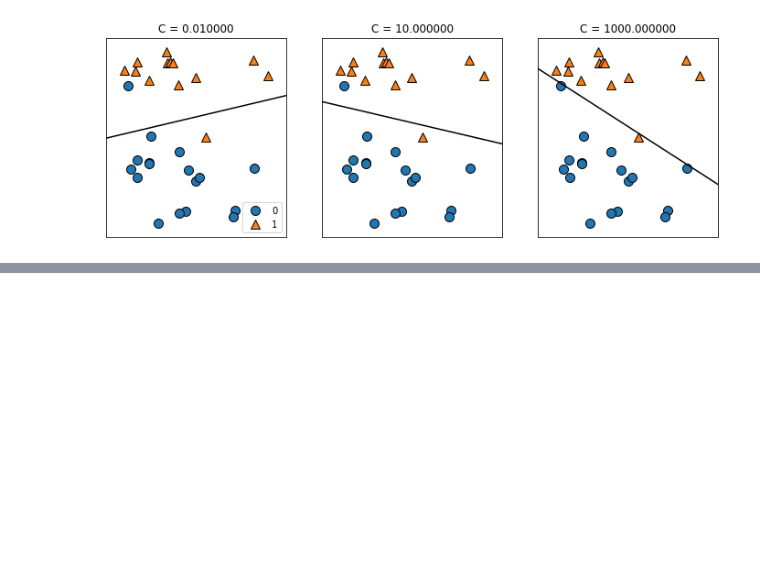
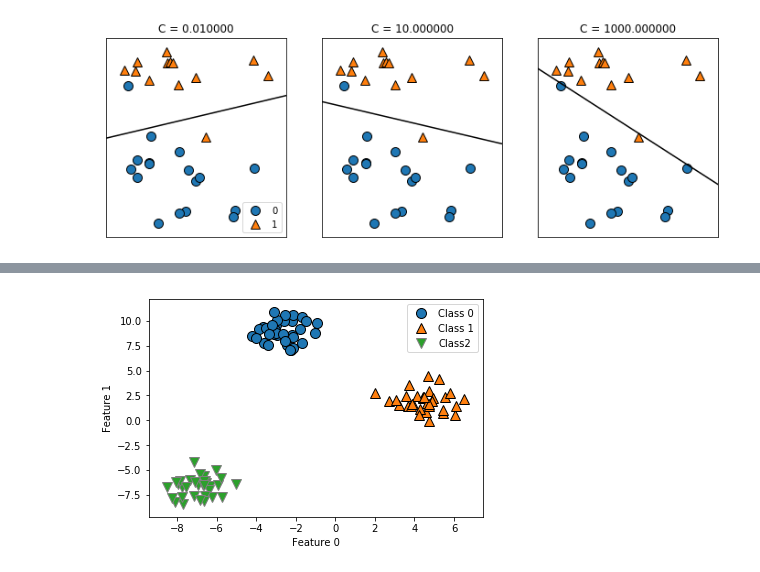
Before and after one commit to soudegesu/sklearn-test, a Jupyter notebook: linear_svc.ipynb, the cells around one changed output, grey strips where cells are left out. Saved outputs shown, nothing was run; the diff lists cells and outputs as text; code cells hidden in the pictures; blank space fills up the shorter version.

```diff
--- a/linear_svc.ipynb
+++ b/linear_svc.ipynb
@@ -31,0 +140,15 @@ mglearn.plots.plot_linear_svc_regularization()
+# %%
+# 線形分類による多分類
+from sklearn.datasets import make_blobs
+import mglearn
+from matplotlib import pyplot as plt
+
+X, y = make_blobs(random_state = 42)
+mglearn.discrete_scatter(X[:, 0], X[:, 1], y)
+
+plt.xlabel("Feature 0")
+plt.ylabel("Feature 1")
+plt.legend(["Class 0", "Class 1", "Class2"])
+plt.show()
+# %% [output]
+[figure, added]
```
Also changed, not shown: parts of 8 cells of this notebook.
